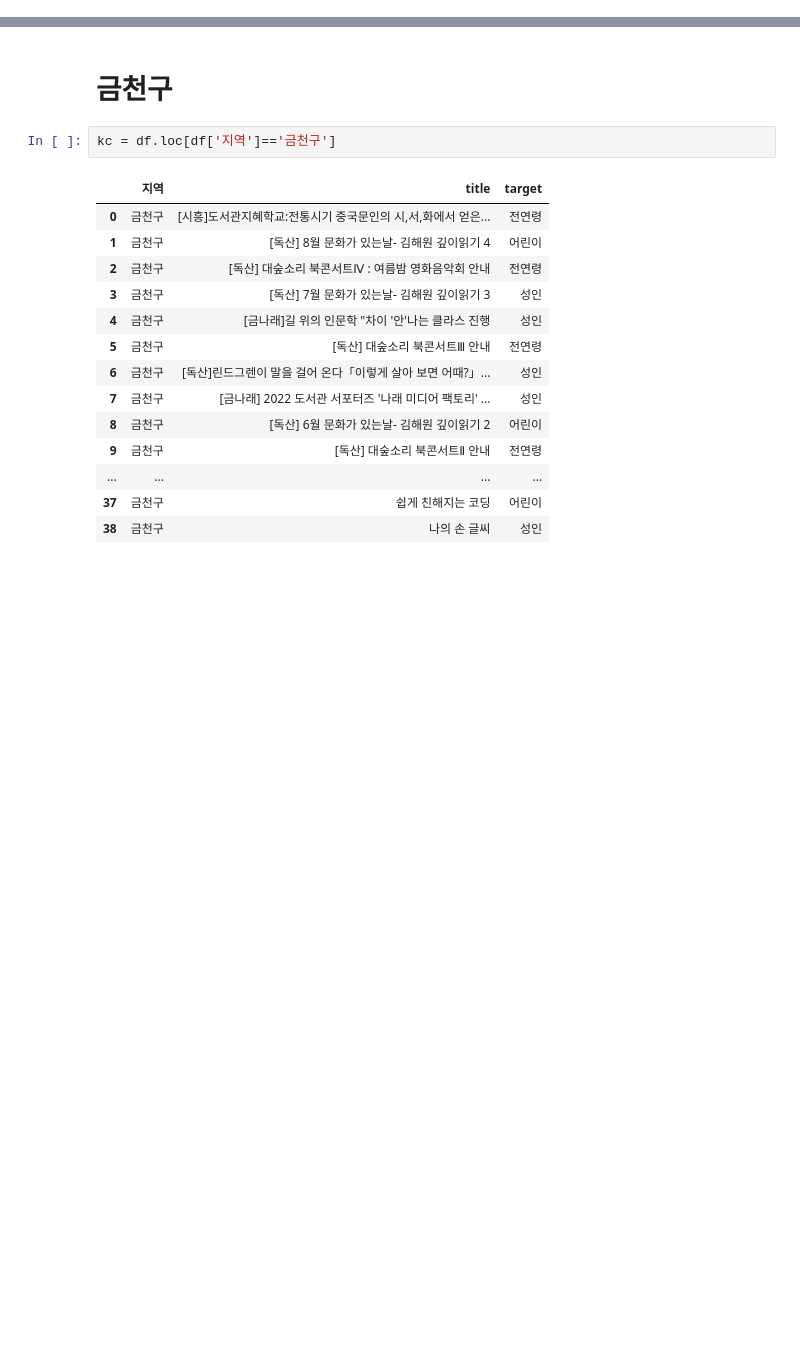
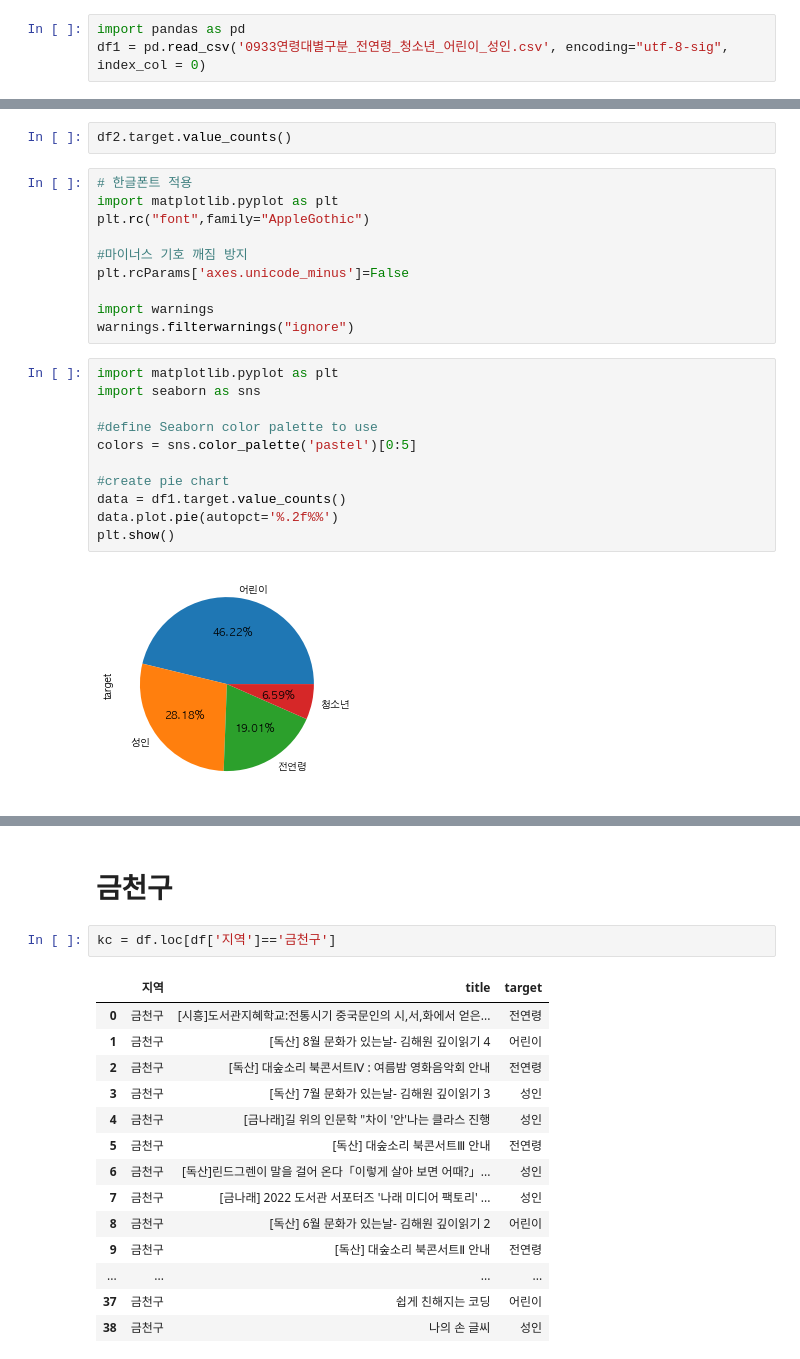
Before and after one commit to kyunakim/everybodys_lib, a Jupyter notebook: hanni/도서관 문화행사.ipynb, the cells around one changed output, grey strips where cells are left out. Saved outputs shown, nothing was run; the diff lists cells and outputs as text; blank space fills up the shorter version.

```diff
--- a/hanni/도서관 문화행사.ipynb
+++ b/hanni/도서관 문화행사.ipynb
@@ -3,0 +4,3 @@ df = pd.read_csv('0921_연령대별_프로그ᄅ
+# %%
+import pandas as pd
+df1 = pd.read_csv('0933연령대별구분_전연령_청소년_어린이_성인.csv', encoding="utf-8-sig", index_col = 0)
@@ -20,3 +102,28 @@ df
+# %%
+df2.target.value_counts()
+# %%
+# 한글폰트 적용
+import matplotlib.pyplot as plt
+plt.rc("font",family="AppleGothic")
+
+#마이너스 기호 깨짐 방지
+plt.rcParams['axes.unicode_minus']=False
+
+import warnings
+warnings.filterwarnings("ignore")
+# %%
+import matplotlib.pyplot as plt
+import seaborn as sns
+
+#define Seaborn color palette to use
+colors = sns.color_palette('pastel')[0:5]
+
+#create pie chart
+data = df1.target.value_counts()
+data.plot.pie(autopct='%.2f%%')
+plt.show()
+# %% [output]
+[figure, added]
 # %%
 df['지역'].unique()
 # %% [output]
```
Also changed, not shown: parts of 14 cells of this notebook, 12 other files.
